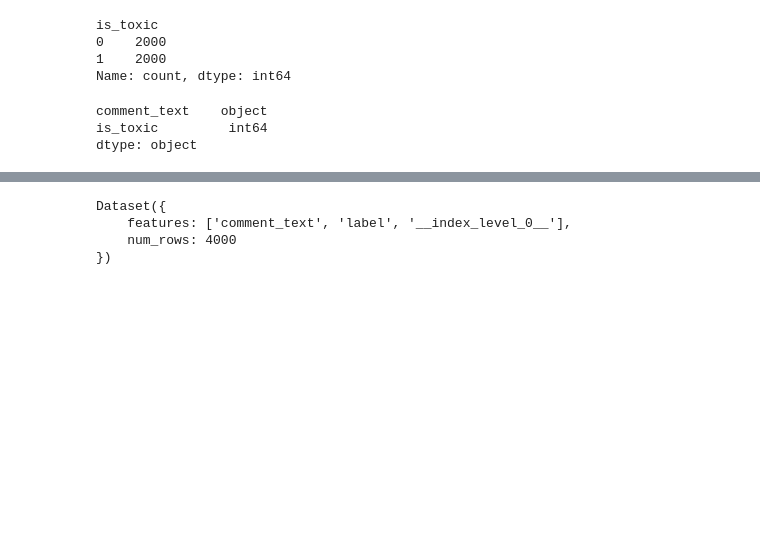
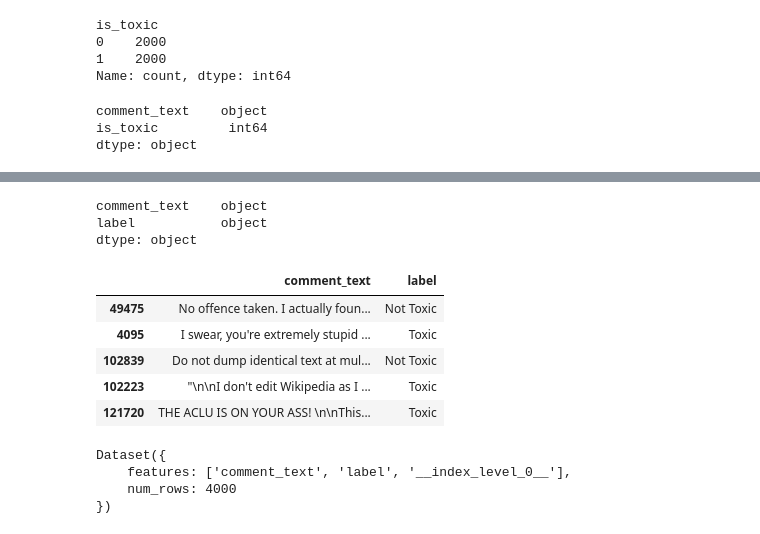
Before and after one commit to 16dina/BigDataProject, a Jupyter notebook: toxic-comments-final.ipynb, the cells around one changed output, grey strips where cells are left out. Cells and saved outputs as stored; diff of their text form; code cells hidden in the pictures; blank space fills up the shorter version.

```diff
--- a/toxic-comments-final.ipynb
+++ b/toxic-comments-final.ipynb
@@ -142,7 +178,7 @@ is_toxic         int64
 dtype: object
 # %%
 df_toxic_balanced = df_toxic_balanced.rename(columns={'is_toxic': 'label'})
-df_toxic_balanced['label'] = df_toxic_balanced['label'].astype(float)
+#df_toxic_balanced['label'] = df_toxic_balanced['label'].astype(int)
 # %%
 df_toxic_balanced.dtypes
 # %% [output]
@@ -151 +187,16 @@ label           float64
 dtype: object
+# %%
+df_toxic_balanced['label'] = df_toxic_balanced['label'].map({0: 'Not Toxic', 1: 'Toxic'})
+# %%
+print(df_toxic_balanced.dtypes)
+df_toxic_balanced.head(5)
+# %% [output]
+comment_text    object
+label           object
+dtype: object
+|  | comment_text | label |
+| 49475 | No offence taken. I actually foun... | Not Toxic |
+| 4095 | I swear, you're extremely stupid ... | Toxic |
+| 102839 | Do not dump identical text at mul... | Not Toxic |
+| 102223 | "\n\nI don't edit Wikipedia as I ... | Toxic |
+| 121720 | THE ACLU IS ON YOUR ASS! \n\nThis... | Toxic |
```
Also changed, not shown: parts of 11 cells of this notebook.
